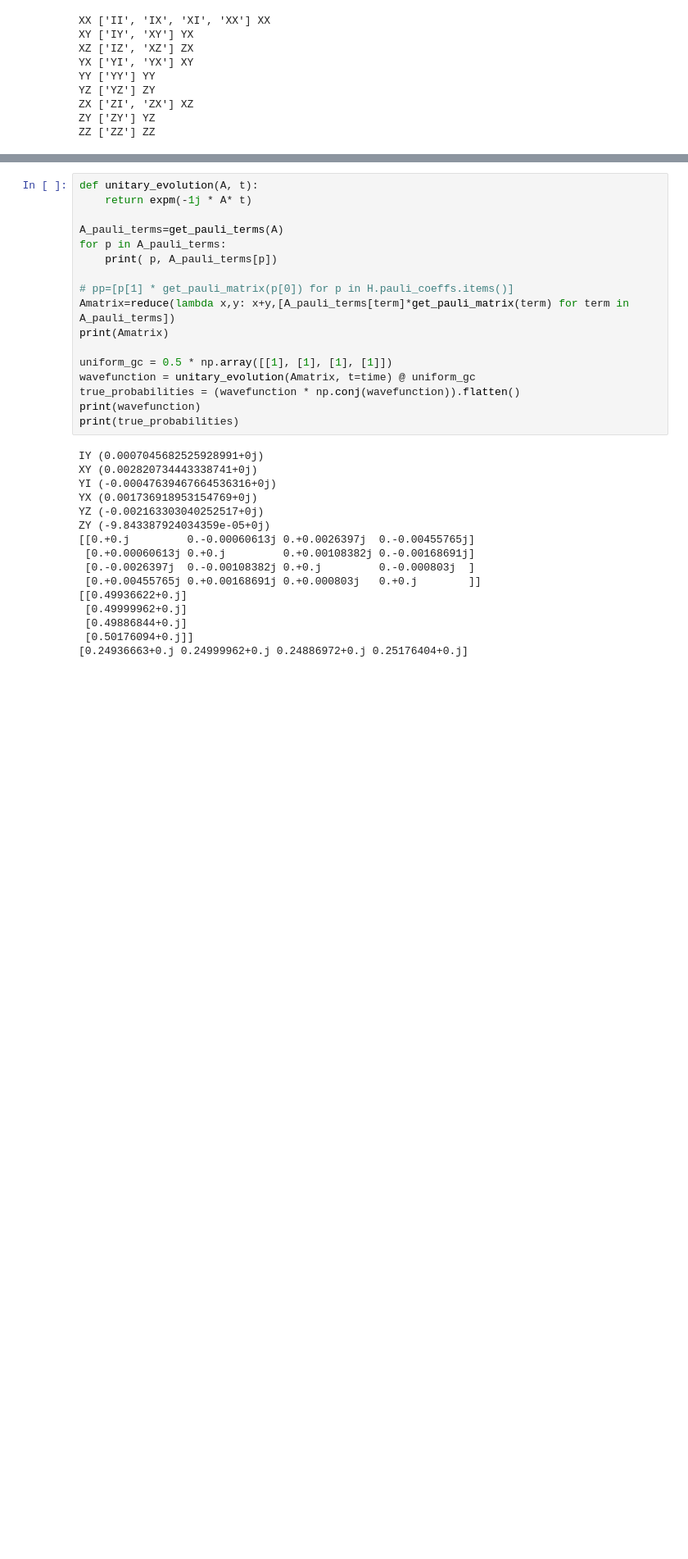
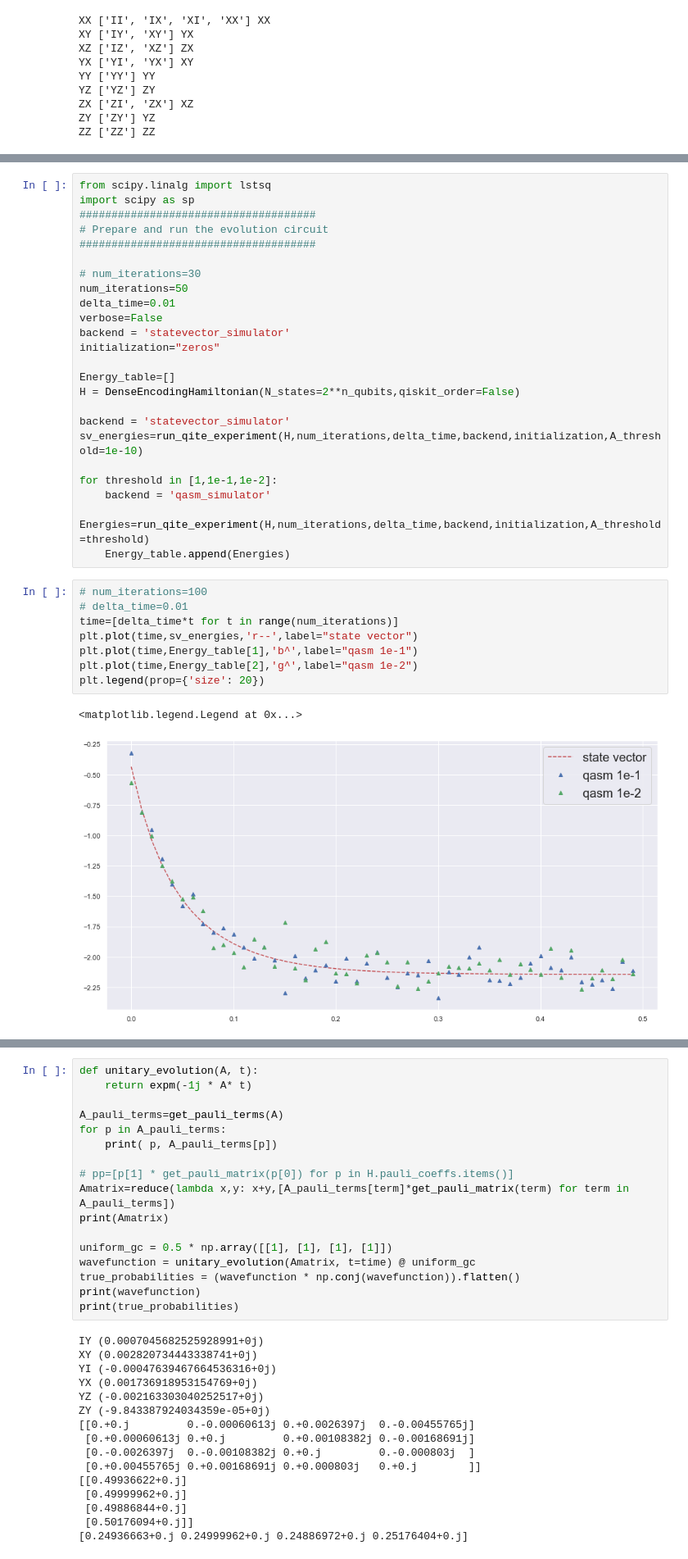
Before and after one commit to aemccoy/GrayCode-QubitEncoding, a Jupyter notebook: notebooks/QITE-SV.ipynb, the cells around one changed output, grey strips where cells are left out. Shown at 82% size. Drawn from its saved outputs; the diff is of its cells as text; blank space fills up the shorter version.

Commit message:
Added qasm

```diff
--- a/notebooks/QITE-SV.ipynb
+++ b/notebooks/QITE-SV.ipynb
@@ -483,0 +547,35 @@ Energies
+# %%
+from scipy.linalg import lstsq
+import scipy as sp
+#####################################
+# Prepare and run the evolution circuit
+#####################################
+
+# num_iterations=30
+num_iterations=50
+delta_time=0.01
+verbose=False
+backend = 'statevector_simulator'
+initialization="zeros"
+
+Energy_table=[]
+H = DenseEncodingHamiltonian(N_states=2**n_qubits,qiskit_order=False)
+
+backend = 'statevector_simulator'
+sv_energies=run_qite_experiment(H,num_iterations,delta_time,backend,initialization,A_threshold=1e-10)
+
+for threshold in [1,1e-1,1e-2]:
+    backend = 'qasm_simulator'
+    Energies=run_qite_experiment(H,num_iterations,delta_time,backend,initialization,A_threshold=threshold)
+    Energy_table.append(Energies)
+# %%
+# num_iterations=100
+# delta_time=0.01
+time=[delta_time*t for t in range(num_iterations)]
+plt.plot(time,sv_energies,'r--',label="state vector")
+plt.plot(time,Energy_table[1],'b^',label="qasm 1e-1")
+plt.plot(time,Energy_table[2],'g^',label="qasm 1e-2")
+plt.legend(prop={'size': 20})
+# %% [output]
+<matplotlib.legend.Legend at 0x...>
+[figure, added]
```
Also changed, not shown: parts of 12 cells of this notebook.
